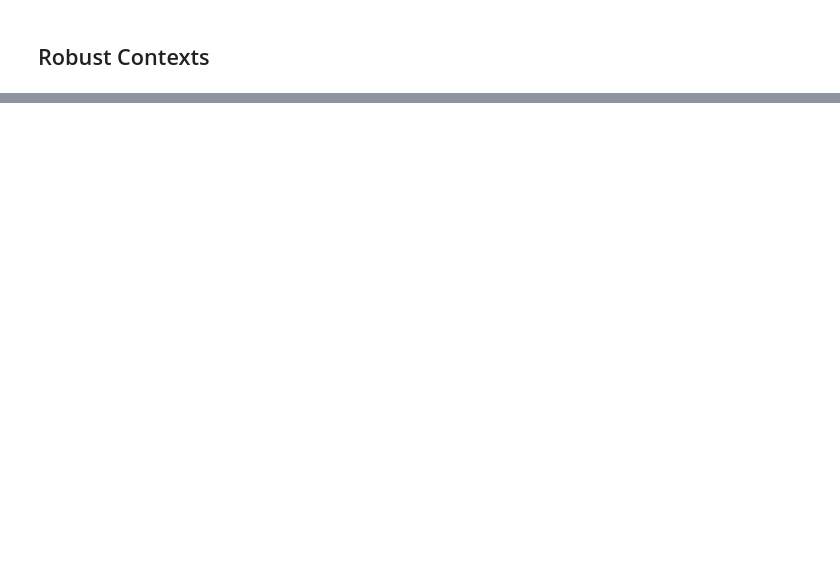
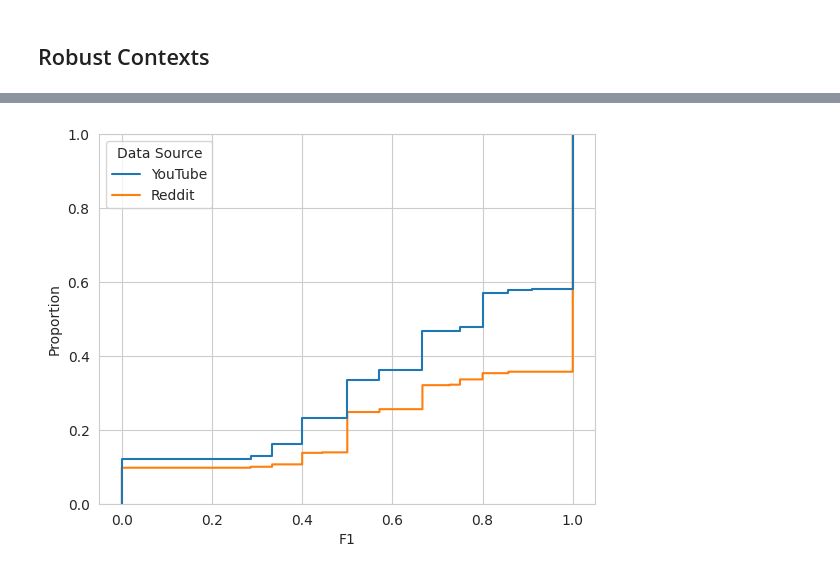
Before and after one commit to progsi/YTUnCoverLLM, a Jupyter notebook: notebooks/results_cloze.ipynb, the cells around one changed output, grey strips where cells are left out. Saved outputs shown, nothing was run; the diff lists cells and outputs as text; code cells hidden in the pictures; blank space fills up the shorter version.

```diff
--- a/notebooks/results_cloze.ipynb
+++ b/notebooks/results_cloze.ipynb
@@ -334,0 +388,10 @@ data.loc[:,subset]
+# %%
+data[("", "f1")] = data[('unseen','metrics_overall')].apply(lambda x: x["f1"] if x else None)
+
+sns.ecdfplot(data, x=("", "f1"), hue=("", "Origin"), legend="Data Source")
+legend = plt.gca().get_legend()
+legend.set_title("Data Source")
+plt.xlabel("F1")
+plt.savefig("../figures/f1_distributions.pdf")
+plt.show()
+# %% [output]
@@ -334,0 +401 @@ data.loc[:,subset]
+[figure, added]
```
Also changed, not shown: parts of 35 cells of this notebook, 10 other files.
